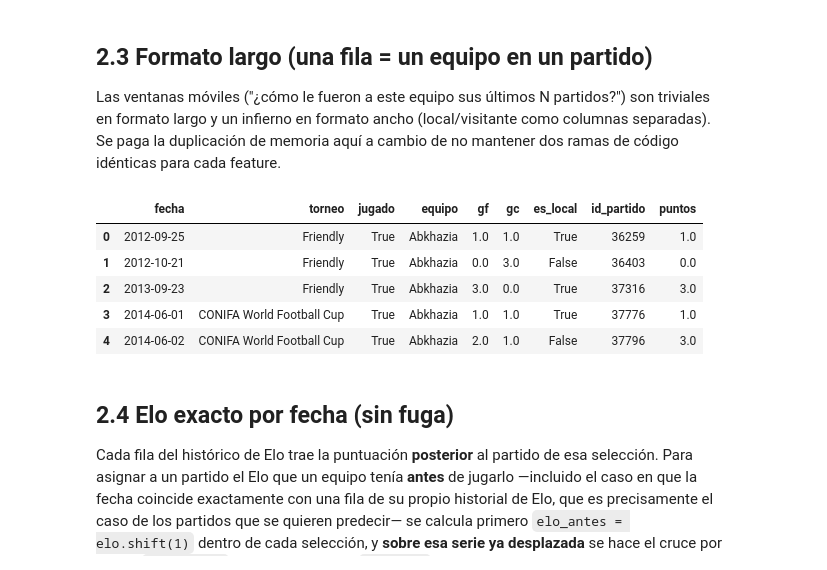
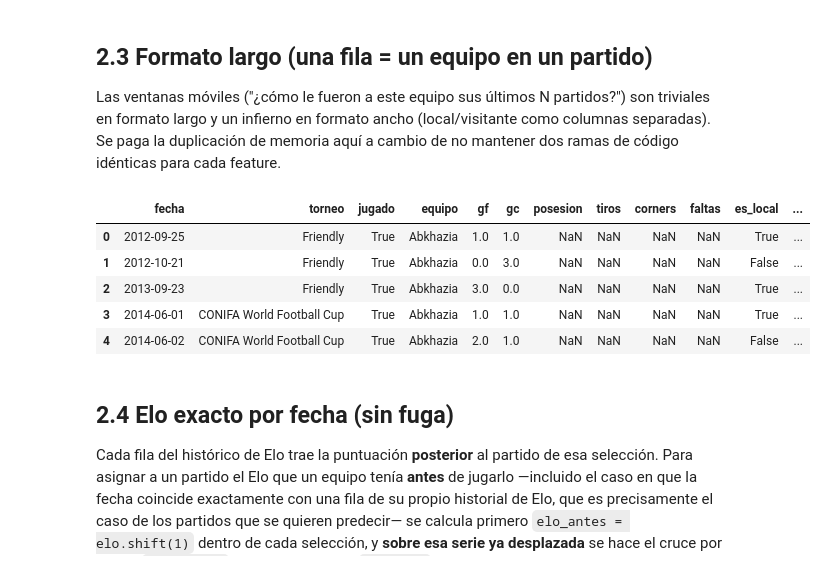
Before and after one commit to danielcangomez/wc2026-match-predictor, a Jupyter notebook: notebooks/02_limpieza_y_eda.ipynb, the cells around one changed output. Cells and saved outputs as stored; diff of their text form; code cells hidden in the pictures.

```diff
--- a/notebooks/02_limpieza_y_eda.ipynb
+++ b/notebooks/02_limpieza_y_eda.ipynb
@@ -175,41 +328,52 @@ triviales en formato largo y un infierno en formato ancho (local/visitante como
 columnas separadas). Se paga la duplicación de memoria aquí a cambio de no mantener
 dos ramas de código idénticas para cada feature.
 # %%
+COLUMNAS_STATS_LARGO = [NOMBRES_STATS_SOFASCORE[c] for c in COLUMNAS_STATS_SOFASCORE]
+
+
 def a_formato_largo(df: pd.DataFrame) -> pd.DataFrame:
     """Duplica cada partido en dos filas, una por equipo, con 'gf'/'gc'
-    (goles a favor / en contra) desde la perspectiva de ESE equipo.
+    (goles a favor / en contra) desde la perspectiva de ESE equipo. También
+    arrastra las estadísticas de SofaScore (2.2b) con el mismo criterio
+    local/visitante -> perspectiva del equipo, para que sus ventanas móviles
+    (2.5) se calculen igual que prom_gf/prom_gc.
     """
     base = ["fecha", "torneo", "jugado"]
-    local = df[base + ["equipo_local", "goles_local", "goles_visitante"]].rename(
-        columns={"equipo_local": "equipo", "goles_local": "gf", "goles_visitante": "gc"}
+    cols_stats_local = [f"{s}_local" for s in COLUMNAS_STATS_LARGO]
+    cols_stats_visitante = [f"{s}_visitante" for s in COLUMNAS_STATS_LARGO]
+
+    local = df[base + ["equipo_local", "goles_local", "goles_visitante"] + cols_stats_local].rename(
+        columns={"equipo_local": "equipo", "goles_local": "gf", "goles_visitante": "gc",
+                 **{f"{s}_local": s for s in COLUMNAS_STATS_LARGO}}
     )
     local["es_local"] = True
-    visitante = df[base + ["equipo_visitante", "goles_visitante", "goles_local"]].rename(
-        columns={"equipo_visitante": "equipo", "goles_visitante": "gf", "goles_local": "gc"}
+    visitante = df[base + ["equipo_visitante", "goles_visitante", "goles_local"] + cols_stats_visitante].rename(
+        columns={"equipo_visitante": "equipo", "goles_visitante": "gf", "goles_local": "gc",
+                 **{f"{s}_visitante": s for s in COLUMNAS_STATS_LARGO}}
     )
     visitante["es_local"] = False
 
     largo = pd.concat([local, visitante], ignore_index=True)
     largo["id_partido"] = pd.concat([df.index.to_series(), df.index.to_series()], ignore_index=True)
     largo = largo.sort_values(["equipo", "fecha"]).reset_index(drop=True)
 
     # Puntos solo tienen sentido para partidos ya jugados.
     largo["puntos"] = np.select(
         [largo["jugado"] & (largo.gf > largo.gc), largo["jugado"] & (largo.gf == largo.gc)],
         [3, 1], default=np.where(largo["jugado"], 0, np.nan),
     )
     return largo
 
 
 df_largo = a_formato_largo(df_partidos)
 df_largo.head()
 # %% [output]
-|  | fecha | torneo | jugado | equipo | gf | gc | es_local | id_partido | puntos |
-| 0 | 2012-09-25 | Friendly | True | Abkhazia | 1.0 | 1.0 | True | 36259 | 1.0 |
-| 1 | 2012-10-21 | Friendly | True | Abkhazia | 0.0 | 3.0 | False | 36403 | 0.0 |
-| 2 | 2013-09-23 | Friendly | True | Abkhazia | 3.0 | 0.0 | True | 37316 | 3.0 |
-| 3 | 2014-06-01 | CONIFA World Football Cup | True | Abkhazia | 1.0 | 1.0 | True | 37776 | 1.0 |
-| 4 | 2014-06-02 | CONIFA World Football Cup | True | Abkhazia | 2.0 | 1.0 | False | 37796 | 3.0 |
+|  | fecha | torneo | jugado | equipo | gf | gc | posesion | tiros | corners | faltas | es_local | ... |
+| 0 | 2012-09-25 | Friendly | True | Abkhazia | 1.0 | 1.0 | NaN | NaN | NaN | NaN | True | ... |
+| 1 | 2012-10-21 | Friendly | True | Abkhazia | 0.0 | 3.0 | NaN | NaN | NaN | NaN | False | ... |
+| 2 | 2013-09-23 | Friendly | True | Abkhazia | 3.0 | 0.0 | NaN | NaN | NaN | NaN | True | ... |
+| 3 | 2014-06-01 | CONIFA World Football Cup | True | Abkhazia | 1.0 | 1.0 | NaN | NaN | NaN | NaN | True | ... |
+| 4 | 2014-06-02 | CONIFA World Football Cup | True | Abkhazia | 2.0 | 1.0 | NaN | NaN | NaN | NaN | False | ... |
 # %% [markdown]
 ## 2.4 Elo exacto por fecha (sin fuga)
 
```
Also changed, not shown: parts of 16 cells of this notebook, 7 other files.
